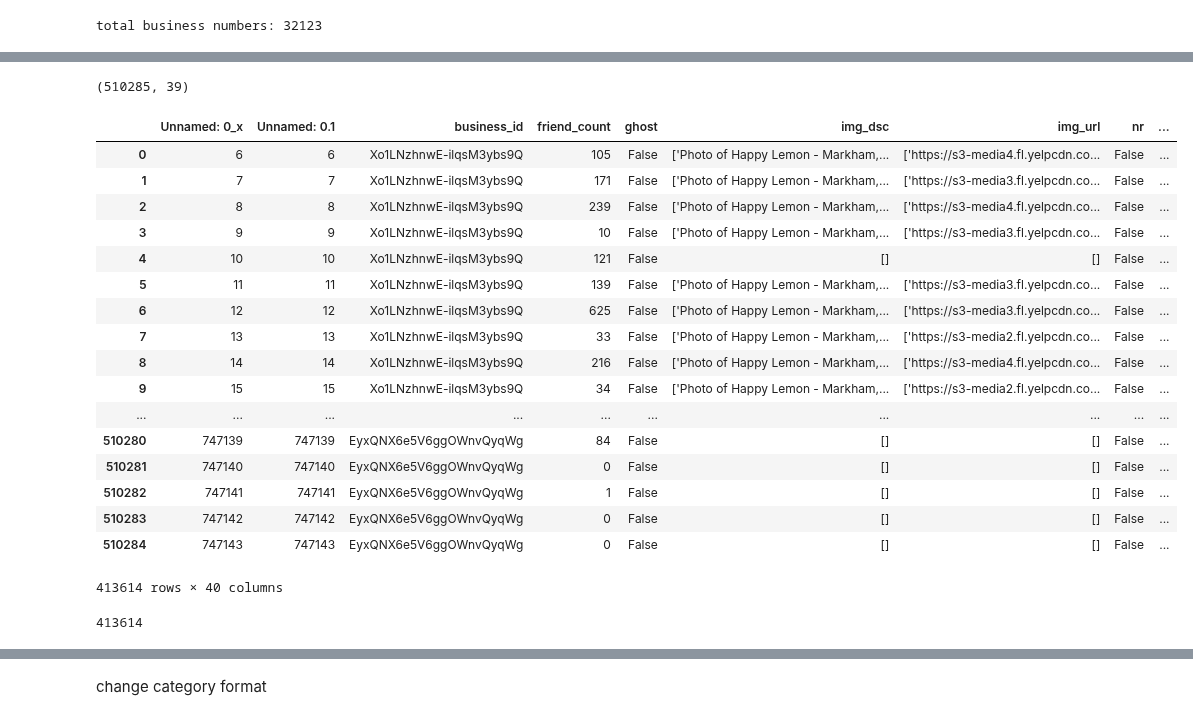
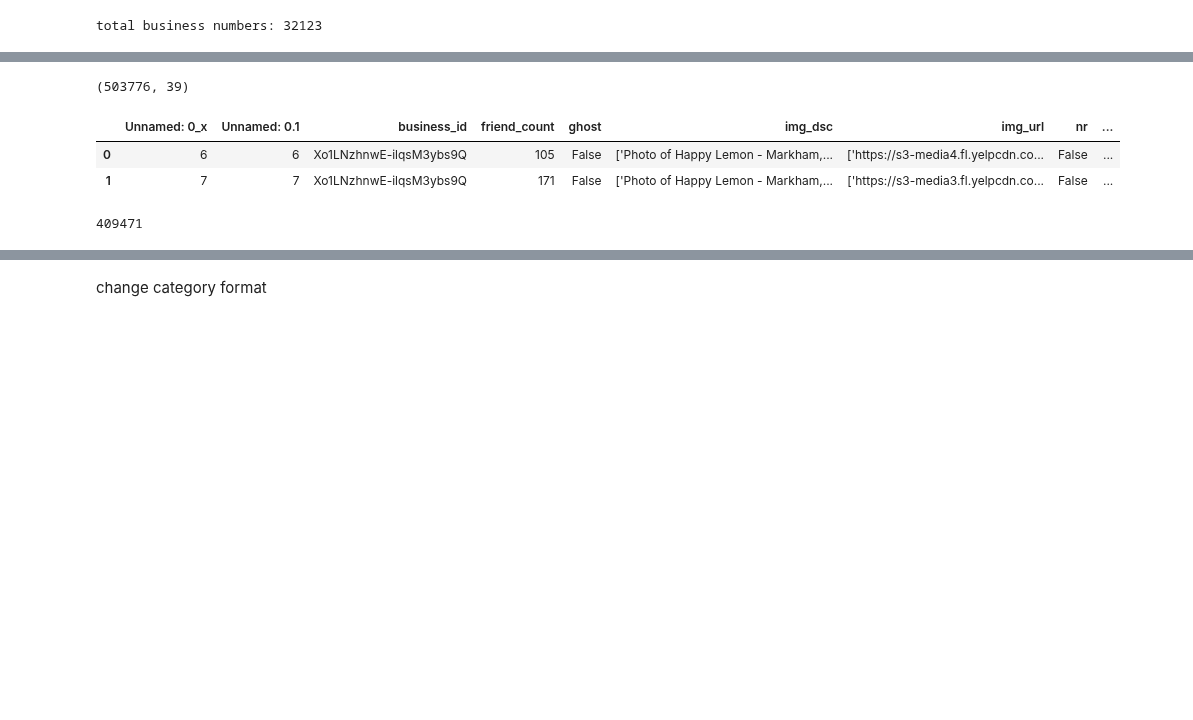
Before and after one commit to TinaBBB/iNAGO_RecSys, a Jupyter notebook: Yelp_data_exploration/Yelp_Toronto_data-final-version.ipynb, the cells around one changed output, grey strips where cells are left out. Drawn from its saved outputs; the diff is of its cells as text; code cells hidden in the pictures; blank space fills up the shorter version.

```diff
--- a/Yelp_data_exploration/Yelp_Toronto_data-final-version.ipynb
+++ b/Yelp_data_exploration/Yelp_Toronto_data-final-version.ipynb
@@ -40,17 +42,26 @@ total business numbers: 32123
 # %%
 restaurantString = "restaurant|Bar|Bakeries|food|Coffee|Tea|Waffles|Desserts\
 |sandwiches|Cupcakes|cafes|Breakfast|Brunch|Lunch|Dinner|chicken|wings\
-|singaporean|malaysian|indonesian|russian|taiwanese|american|chinese|vietnamese|moroccan\
+|singaporean|malaysian|indonesian|russian|taiwanese|american|vietnamese|moroccan\
 |cantonese|caribbean|mideastern|asian|italian|korean|himalayan|african|nepalese|laotian|sushi|hawaiian\
-|mediterranean|caterers|fish|chips|fishnchips|thai|salad|seafood|irish|portuguese|french|vegan|raw_food\
-|pizza|latin|lebanese|burgers|gluten-free|japanese|pakistani|mexican|beer|sushi|venues|argentine|lounges|barbeque\
+|mediterranean|caterers|fish|chips|fishnchips|thai|salad|chinese|seafood|irish|portuguese|french|vegan|raw_food\
+|pizza|latin|lebanese|burgers|gluten-free|japanese|pakistani|mexican|sushi|venues|argentine|lounges|barbeque\
 |canadian|dimsum|halal|afghan|donuts|juice|smoothies|bagels|ramen|icecream|pubs|falafel\
 |noodles|soup|cheese|colombian|turkish|ethiopian|peruvian|hungarian|ukrainian|indian\
-|persian|brazilian|vegetarian|austrian|arabian|haitian|cambodian|german|greek"
+|persian|brazilian|vegetarian|austrian|arabian|haitian|cambodian|german|greek|Barbeque"
 
-# We only take restaurant business
+# We only take restaurant business with the above keywords
 cond_category_restaurant = df_business["categories"].str.contains(restaurantString,case=False)
 
-df_business_Restaurant = df_business[cond_category_restaurant]
-print('size: ', len(df_business_Restaurant))
+#df_business_Restaurant = df_business[cond_category_restaurant]
+df_matched_business = df_business[cond_category_restaurant]
+
+#Now filter out groceries, acupuncture
+filterString = "acupuncture|grocery|bookstores|musicvideo|yoga|servicestations|convenience|homeappliancerepair\
+|appliances|Repair|bike|repair|Used|toys|wholesale|supplies|hair|barbers|Hair Salons"
+
+df_business_Restaurant = df_matched_business[~df_matched_business["categories"].str.contains(filterString,case=False)]
+
+print('Matched categories, before filtering size: ', len(df_matched_business))
+print('Matched categories, after filtering size: ', len(df_business_Restaurant))
 # %% [output]
@@ -60,0 +76,4 @@ business_not_res = df_business[cond_category_Not_restaurant]
+# %%
+#Checking invalid businesses
+pd.options.display.max_colwidth = 90
+df_business_Restaurant[df_business_Restaurant["categories"].str.contains('barber',case=False)].categories
@@ -247,7 +115,7 @@ df = pd.merge(df_toronto_review, df_business_clean, on='business_id', how='inner
 # %%
 df.shape
 # %% [output]
-(510285, 39)
+(503776, 39)
 # %%
 # merge the date and turn it into string
 df['date'] = pd.to_datetime(df[['Year', 'Month','Day']])
@@ -260,27 +128,12 @@ df.rename(columns={'rating_x': 'stars','rating_y': 'business_stars','review_text
 df = df[~df["user_id"].isnull()]
 # %%
 pd.set_option('display.max_columns', None)
-df
+df.head(2)
 # %% [output]
 |  | Unnamed: 0_x | Unnamed: 0.1 | business_id | friend_count | ghost | img_dsc | img_url | nr | ... |
 | 0 | 6 | 6 | Xo1LNzhnwE-ilqsM3ybs9Q | 105 | False | ['Photo of Happy Lemon - Markham,... | ['https://s3-media4.fl.yelpcdn.co... | False | ... |
 | 1 | 7 | 7 | Xo1LNzhnwE-ilqsM3ybs9Q | 171 | False | ['Photo of Happy Lemon - Markham,... | ['https://s3-media3.fl.yelpcdn.co... | False | ... |
-| 2 | 8 | 8 | Xo1LNzhnwE-ilqsM3ybs9Q | 239 | False | ['Photo of Happy Lemon - Markham,... | ['https://s3-media4.fl.yelpcdn.co... | False | ... |
-| 3 | 9 | 9 | Xo1LNzhnwE-ilqsM3ybs9Q | 10 | False | ['Photo of Happy Lemon - Markham,... | ['https://s3-media3.fl.yelpcdn.co... | False | ... |
-| 4 | 10 | 10 | Xo1LNzhnwE-ilqsM3ybs9Q | 121 | False | [] | [] | False | ... |
-| 5 | 11 | 11 | Xo1LNzhnwE-ilqsM3ybs9Q | 139 | False | ['Photo of Happy Lemon - Markham,... | ['https://s3-media3.fl.yelpcdn.co... | False | ... |
-| 6 | 12 | 12 | Xo1LNzhnwE-ilqsM3ybs9Q | 625 | False | ['Photo of Happy Lemon - Markham,... | ['https://s3-media3.fl.yelpcdn.co... | False | ... |
-| 7 | 13 | 13 | Xo1LNzhnwE-ilqsM3ybs9Q | 33 | False | ['Photo of Happy Lemon - Markham,... | ['https://s3-media2.fl.yelpcdn.co... | False | ... |
-| 8 | 14 | 14 | Xo1LNzhnwE-ilqsM3ybs9Q | 216 | False | ['Photo of Happy Lemon - Markham,... | ['https://s3-media4.fl.yelpcdn.co... | False | ... |
-| 9 | 15 | 15 | Xo1LNzhnwE-ilqsM3ybs9Q | 34 | False | ['Photo of Happy Lemon - Markham,... | ['https://s3-media2.fl.yelpcdn.co... | False | ... |
-| ... | ... | ... | ... | ... | ... | ... | ... | ... | ... |
-| 510280 | 747139 | 747139 | EyxQNX6e5V6ggOWnvQyqWg | 84 | False | [] | [] | False | ... |
-| 510281 | 747140 | 747140 | EyxQNX6e5V6ggOWnvQyqWg | 0 | False | [] | [] | False | ... |
-| 510282 | 747141 | 747141 | EyxQNX6e5V6ggOWnvQyqWg | 1 | False | [] | [] | False | ... |
-| 510283 | 747142 | 747142 | EyxQNX6e5V6ggOWnvQyqWg | 0 | False | [] | [] | False | ... |
-| 510284 | 747143 | 747143 | EyxQNX6e5V6ggOWnvQyqWg | 0 | False | [] | [] | False | ... |
-413614 rows × 40 columns
 # %%
 len(df)
 # %% [output]
-413614
+409471
```
Also changed, not shown: parts of 22 cells of this notebook.
